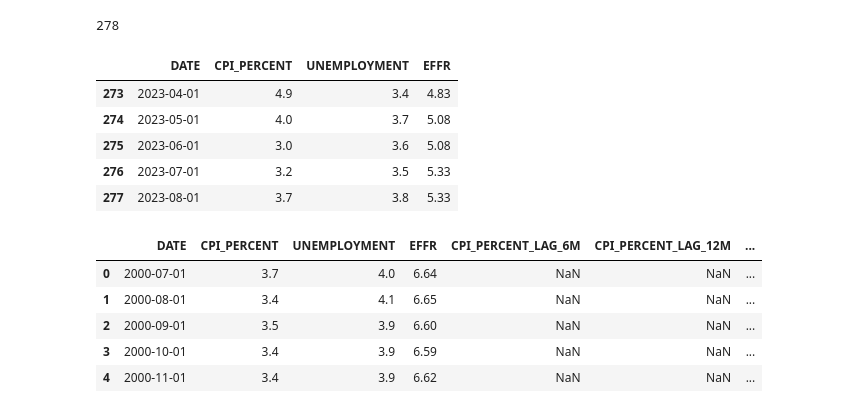
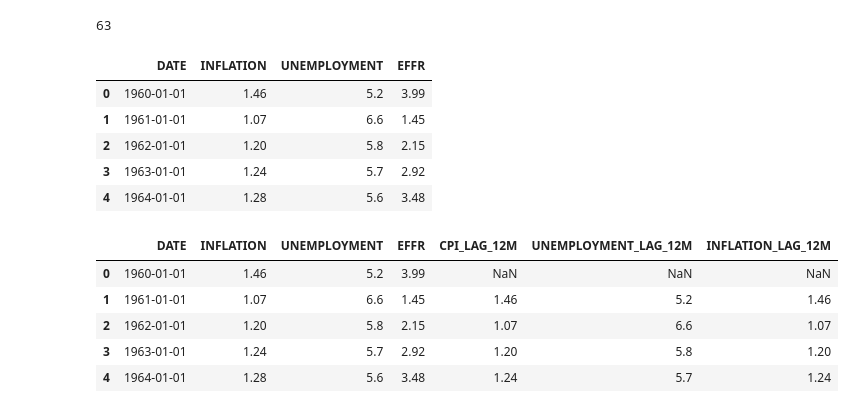
Before and after one commit to himalayahall/DATA608, a Jupyter notebook: Story 2/Story2.ipynb, the cells around one changed output. Saved outputs shown, nothing was run; the diff lists cells and outputs as text; code cells hidden in the pictures.

```diff
--- a/Story 2/Story2.ipynb
+++ b/Story 2/Story2.ipynb
@@ -26,5 +24,5 @@ cpi.tail(n=10)
 # %%
-unrate = pd.read_csv('unemployment_2000_2023.csv')
+unrate = pd.read_csv('unrate.csv')
 print(len(unrate))
-unrate.tail(n=10)
+unrate.head()
 # %% [output]
@@ -43,5 +36,5 @@ unrate.tail(n=10)
 # %%
-effr = pd.read_csv('effr_2000_2023.csv')
+effr = pd.read_csv('effr.csv')
 print(len(effr))
-effr.tail(n=10)
+effr.head()
 # %% [output]
@@ -59,0 +48,4 @@ effr.tail(n=10)
+# %%
+inflation = pd.read_csv('inflation.csv')
+print(len(inflation))
+inflation.head()
@@ -60,5 +60,5 @@ effr.tail(n=10)
 # %%
-merged = unrate.merge(cpi, on='DATE')
+merged = unrate.merge(inflation, on='DATE')
 merged = merged.merge(effr, on='DATE')
 
 unrate_col = merged.pop('UNEMPLOYMENT')
@@ -67,28 +67,25 @@ effr_col = merged.pop('EFFR')
 merged['UNEMPLOYMENT'] = unrate_col
 merged['EFFR'] = effr_col
 
-merged = merged.drop(['CPI'], axis=1)
-merged.dropna(inplace=True)
+#merged.dropna(inplace=True)
 print(len(merged))
-merged.tail()
+merged.head()
 # %% [output]
-278
+63
-|  | DATE | CPI_PERCENT | UNEMPLOYMENT | EFFR |
-| 273 | 2023-04-01 | 4.9 | 3.4 | 4.83 |
-| 274 | 2023-05-01 | 4.0 | 3.7 | 5.08 |
-| 275 | 2023-06-01 | 3.0 | 3.6 | 5.08 |
-| 276 | 2023-07-01 | 3.2 | 3.5 | 5.33 |
-| 277 | 2023-08-01 | 3.7 | 3.8 | 5.33 |
+|  | DATE | INFLATION | UNEMPLOYMENT | EFFR |
+| 0 | 1960-01-01 | 1.46 | 5.2 | 3.99 |
+| 1 | 1961-01-01 | 1.07 | 6.6 | 1.45 |
+| 2 | 1962-01-01 | 1.20 | 5.8 | 2.15 |
+| 3 | 1963-01-01 | 1.24 | 5.7 | 2.92 |
+| 4 | 1964-01-01 | 1.28 | 5.6 | 3.48 |
 # %%
-merged['CPI_PERCENT_LAG_6M'] = merged['CPI_PERCENT'].shift(6)
-merged['CPI_PERCENT_LAG_12M'] = merged['CPI_PERCENT'].shift(12)
-merged['UNEMPLOYMENT_LAG_6M'] = merged['UNEMPLOYMENT'].shift(6)
-merged['UNEMPLOYMENT_LAG_12M'] = merged['UNEMPLOYMENT'].shift(12)
+merged['INFLATION_LAG_12M'] = merged['INFLATION'].shift(1)
+merged['UNEMPLOYMENT_LAG_12M'] = merged['UNEMPLOYMENT'].shift(1)
 merged.head()
 # %% [output]
-|  | DATE | CPI_PERCENT | UNEMPLOYMENT | EFFR | CPI_PERCENT_LAG_6M | CPI_PERCENT_LAG_12M | ... |
-| 0 | 2000-07-01 | 3.7 | 4.0 | 6.64 | NaN | NaN | ... |
-| 1 | 2000-08-01 | 3.4 | 4.1 | 6.65 | NaN | NaN | ... |
-| 2 | 2000-09-01 | 3.5 | 3.9 | 6.60 | NaN | NaN | ... |
-| 3 | 2000-10-01 | 3.4 | 3.9 | 6.59 | NaN | NaN | ... |
-| 4 | 2000-11-01 | 3.4 | 3.9 | 6.62 | NaN | NaN | ... |
+|  | DATE | INFLATION | UNEMPLOYMENT | EFFR | CPI_LAG_12M | UNEMPLOYMENT_LAG_12M | INFLATION_LAG_12M |
+| 0 | 1960-01-01 | 1.46 | 5.2 | 3.99 | NaN | NaN | NaN |
+| 1 | 1961-01-01 | 1.07 | 6.6 | 1.45 | 1.46 | 5.2 | 1.46 |
+| 2 | 1962-01-01 | 1.20 | 5.8 | 2.15 | 1.07 | 6.6 | 1.07 |
+| 3 | 1963-01-01 | 1.24 | 5.7 | 2.92 | 1.20 | 5.8 | 1.20 |
+| 4 | 1964-01-01 | 1.28 | 5.6 | 3.48 | 1.24 | 5.7 | 1.24 |
```
Also changed, not shown: parts of 29 cells of this notebook, 8 other files.
